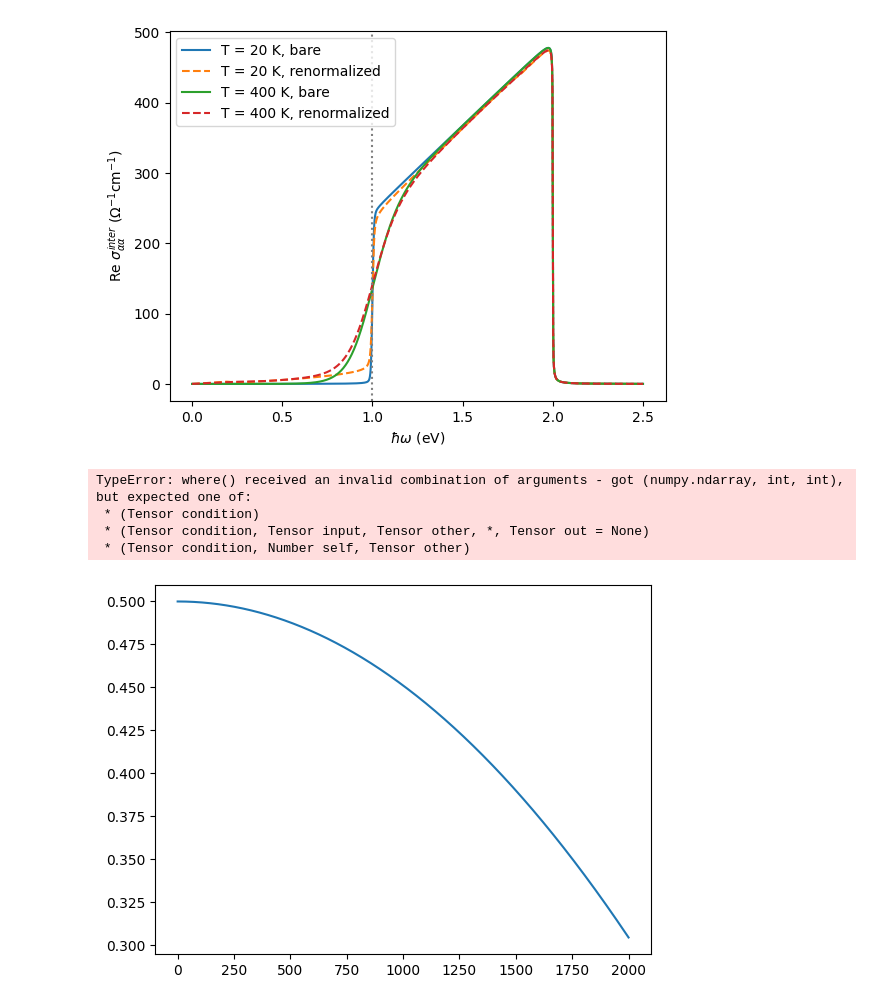
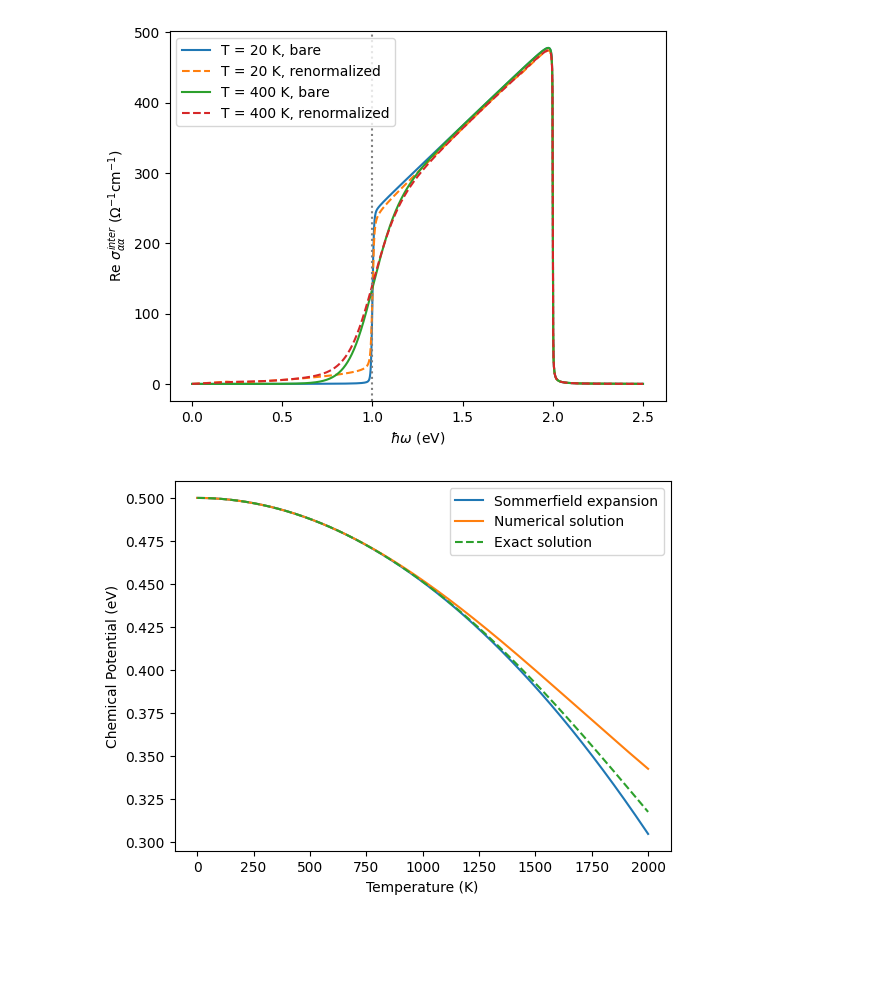
Before and after one commit to ppapac/24112024_memfn, a Jupyter notebook: MemoryDirac3D_usingTQ_020626_cutoff_cpl_i_selfenergy.ipynb, the cells around one changed output. Saved outputs shown, nothing was run; the diff lists cells and outputs as text; code cells hidden in the pictures; blank space fills up the shorter version.

Commit message:
250926-w renormalized occupation with good parameters at big temperature, chemical potential exact

```diff
--- a/MemoryDirac3D_usingTQ_020626_cutoff_cpl_i_selfenergy.ipynb
+++ b/MemoryDirac3D_usingTQ_020626_cutoff_cpl_i_selfenergy.ipynb
@@ -103,20 +103,36 @@ def chemical_potential(T):
 
 
 def chem2(T):
+    def fermi_np(E, mu, T):  # NumPy version for scipy (quad/fsolve)
+        if T == 0:
+            return np.where(E > mu, 0.0, 1.0)
+        t = np.exp(-abs(E - mu) / (kb * T))
+        return np.where(E > mu, t / (1 + t), 1 / (1 + t))
+
     def particle_density(E, Ef, M, T):
         g = E * np.sqrt(E**2 - M**2) / pi**2 / (hbar * vf) ** 3
-        fs = -fermi_dirac(E, -Ef, T) + fermi_dirac(E, Ef, T)
-        return g * fs
+        return g * (fermi_np(E, Ef, T) - fermi_np(E, -Ef, T))
 
     def particle_density_int(u, M, Kf, T):
+        u = float(np.squeeze(u))  # fsolve passes an array of shape (1,)
         na = 1 / 3 / pi**2 * Kf**3 / (vf * hbar) ** 3
         return (
-            na - integrate.quad(particle_density, M, 7, args=(u, M, T), limit=80000)[0]
+            na
+            - integrate.quad(
+                particle_density, M, W, args=(u, M, T), limit=80000, points=[u]
+            )[0]
         )
 
     return [
-        abs(fsolve(particle_density_int, 0.55, args=(M, Kf_ev, float(t)))[0]) for t in T
+        abs(fsolve(particle_density_int, 0.55, args=(M, Kf_ev, float(t)))[0])
+        for t in tqdm(T)
     ]
+
+
+def chem_exact(T):  # M = 0, infinite cone, fixed n_e - n_h
+    b = pi**2 * (kb * T) ** 2 / 3
+    A = (Ef**3 / 2 + torch.sqrt(Ef**6 / 4 + b**3)) ** (1 / 3)
+    return A - b / A
 
 
 def eps(K):
@@ -127,9 +143,9 @@ def eps(K):
         return np.sqrt(arg)
 
 
-def eff_concetration(T):
+def eff_concetration(T, fun=fermi_dirac):
     def integrand(k):
-        return 2 / hbar / vf / a**2 * fermi_dirac(eps(k), Ef, T) * k
+        return 2 / hbar / vf / a**2 * fun(eps(k), Ef, T) * k
 
     return (
         4
@@ -820,10 +818,11 @@ plt.show()
 # %%
-T = torch.linspace(0, 2000, 2000)
-plt.plot(T.cpu(), chemical_potential(T).cpu())
-plt.plot(T.cpu(), chem2(T))
+T = torch.linspace(0, 2000, 1000)
+plt.plot(T.cpu(), chemical_potential(T).cpu(), label="Sommerfield expansion")
+plt.plot(T.cpu(), chem2(T), label="Numerical solution")
+plt.plot(T.cpu(), chem_exact(T).cpu(), linestyle="--", label="Exact solution")
+plt.xlabel("Temperature (K)")
+plt.ylabel("Chemical Potential (eV)")
+plt.legend()
+plt.show()
 # %% [output]
-TypeError: where() received an invalid combination of arguments - got (numpy.ndarray, int, int), but expected one of:
- * (Tensor condition)
- * (Tensor condition, Tensor input, Tensor other, *, Tensor out = None)
- * (Tensor condition, Number self, Tensor other)
-[figure, old version]
+[figure, new version]
```
Also changed, not shown: parts of 14 cells of this notebook, 2 other files.
